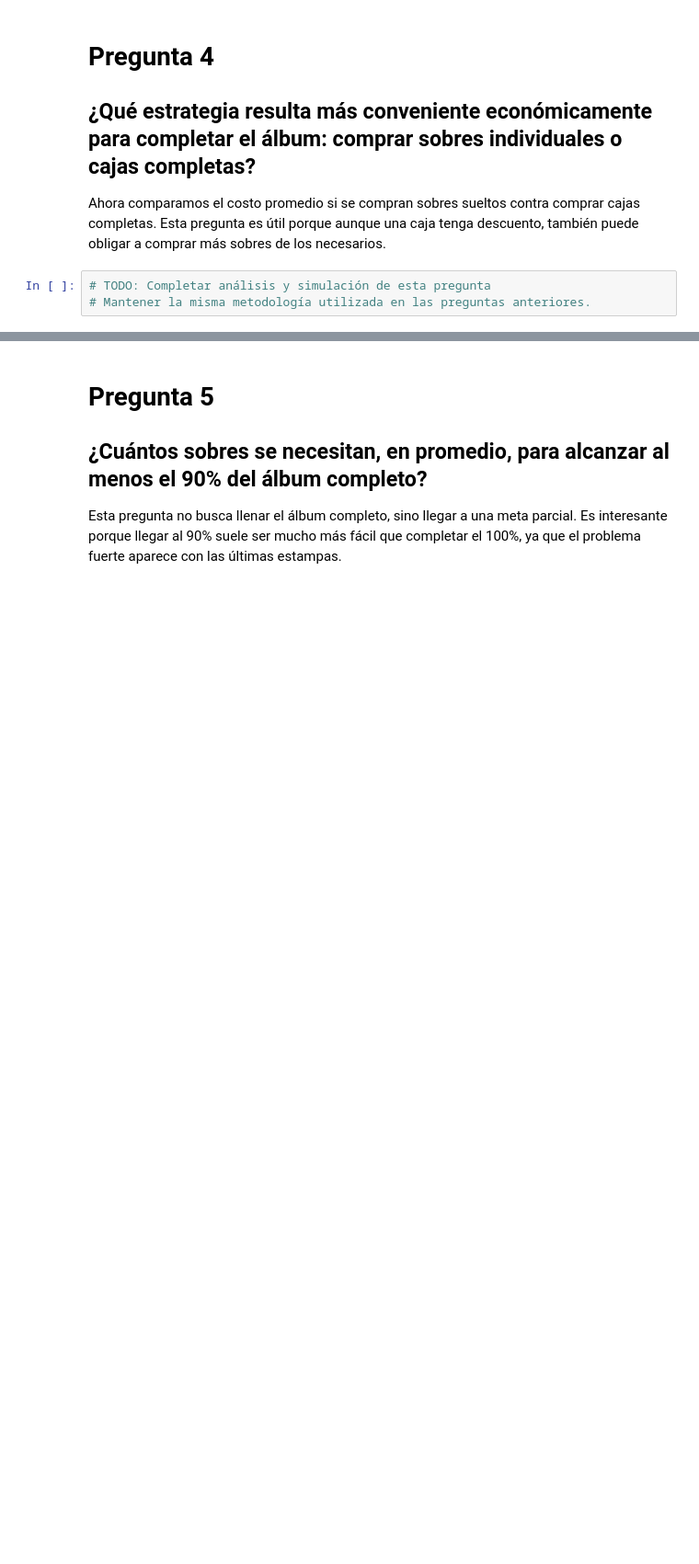
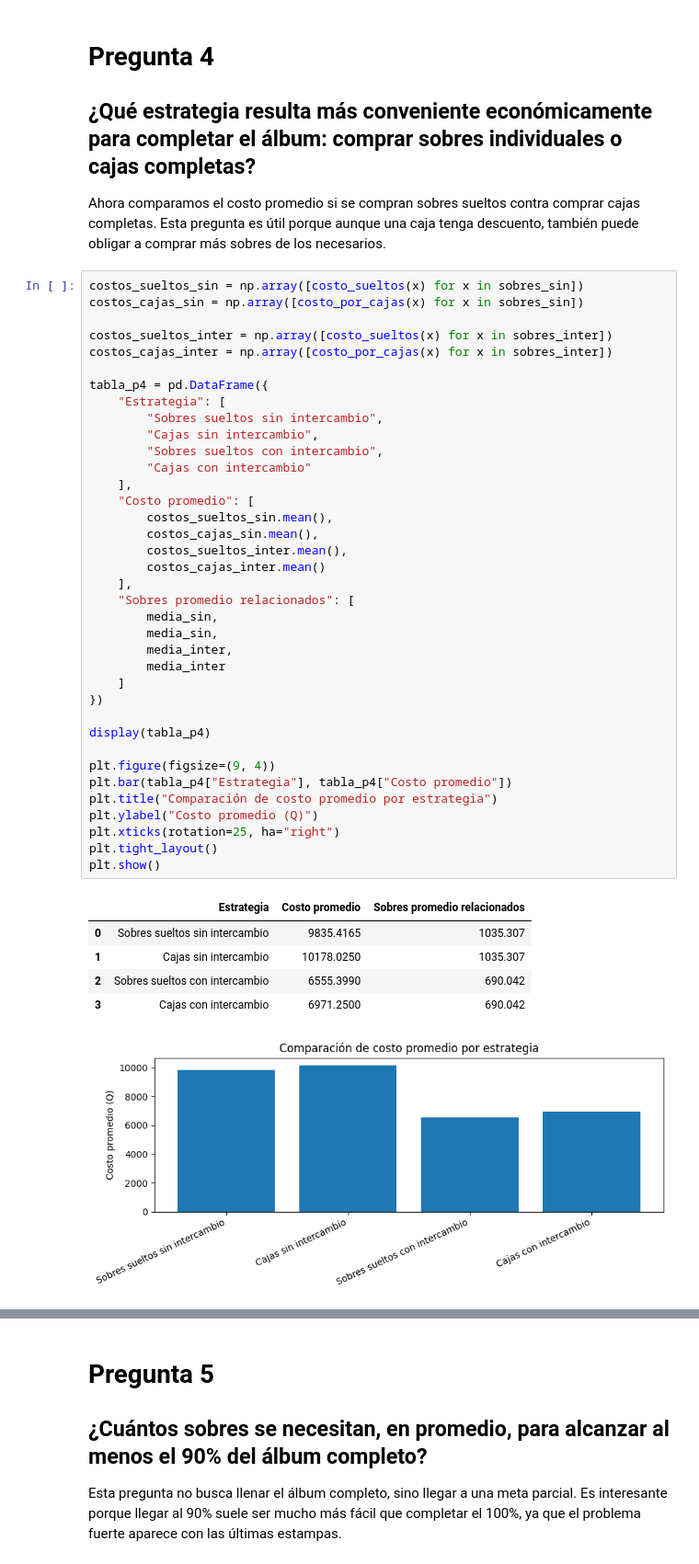
Before and after one commit to esteban-dlp/web-Laboratorio-9, a Jupyter notebook: Lab8_Etapas_5_y_6_Martin_Esteban.ipynb, the cells around one changed output, grey strips where cells are left out. Shown at 92% size. Saved outputs shown, nothing was run; the diff lists cells and outputs as text; blank space fills up the shorter version.

```diff
--- a/Lab8_Etapas_5_y_6_Martin_Esteban.ipynb
+++ b/Lab8_Etapas_5_y_6_Martin_Esteban.ipynb
@@ -349,7 +411,48 @@ Pendiente de redactar con base en los resultados obtenidos.
 
 Ahora comparamos el costo promedio si se compran sobres sueltos contra comprar cajas completas. Esta pregunta es útil porque aunque una caja tenga descuento, también puede obligar a comprar más sobres de los necesarios.
 # %%
-# TODO: Completar análisis y simulación de esta pregunta
-# Mantener la misma metodología utilizada en las preguntas anteriores.
+costos_sueltos_sin = np.array([costo_sueltos(x) for x in sobres_sin])
+costos_cajas_sin = np.array([costo_por_cajas(x) for x in sobres_sin])
+
+costos_sueltos_inter = np.array([costo_sueltos(x) for x in sobres_inter])
+costos_cajas_inter = np.array([costo_por_cajas(x) for x in sobres_inter])
+
+tabla_p4 = pd.DataFrame({
+    "Estrategia": [
+        "Sobres sueltos sin intercambio",
+        "Cajas sin intercambio",
+        "Sobres sueltos con intercambio",
+        "Cajas con intercambio"
+    ],
+    "Costo promedio": [
+        costos_sueltos_sin.mean(),
+        costos_cajas_sin.mean(),
+        costos_sueltos_inter.mean(),
+        costos_cajas_inter.mean()
+    ],
+    "Sobres promedio relacionados": [
+        media_sin,
+        media_sin,
+        media_inter,
+        media_inter
+    ]
+})
+
+display(tabla_p4)
+
+plt.figure(figsize=(9, 4))
+plt.bar(tabla_p4["Estrategia"], tabla_p4["Costo promedio"])
+plt.title("Comparación de costo promedio por estrategia")
+plt.ylabel("Costo promedio (Q)")
+plt.xticks(rotation=25, ha="right")
+plt.tight_layout()
+plt.show()
+# %% [output]
+|  | Estrategia | Costo promedio | Sobres promedio relacionados |
+| 0 | Sobres sueltos sin intercambio | 9835.4165 | 1035.307 |
+| 1 | Cajas sin intercambio | 10178.0250 | 1035.307 |
+| 2 | Sobres sueltos con intercambio | 6555.3990 | 690.042 |
+| 3 | Cajas con intercambio | 6971.2500 | 690.042 |
+[figure, added]
 # %% [markdown]
 **Interpretación.**
```
Also changed, not shown: parts of 6 cells of this notebook.
